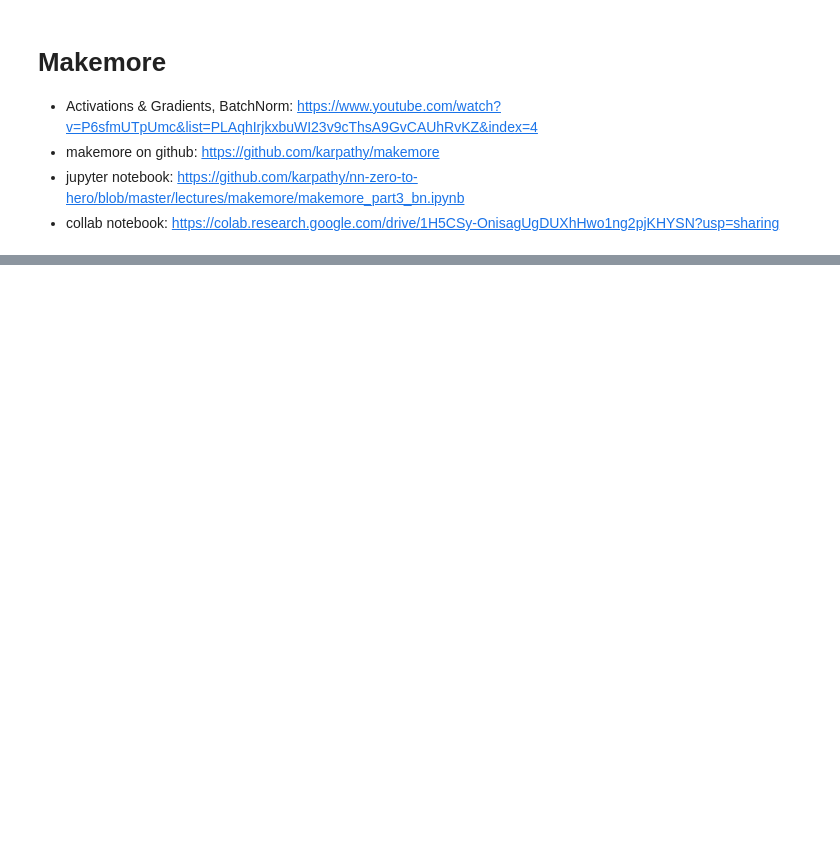
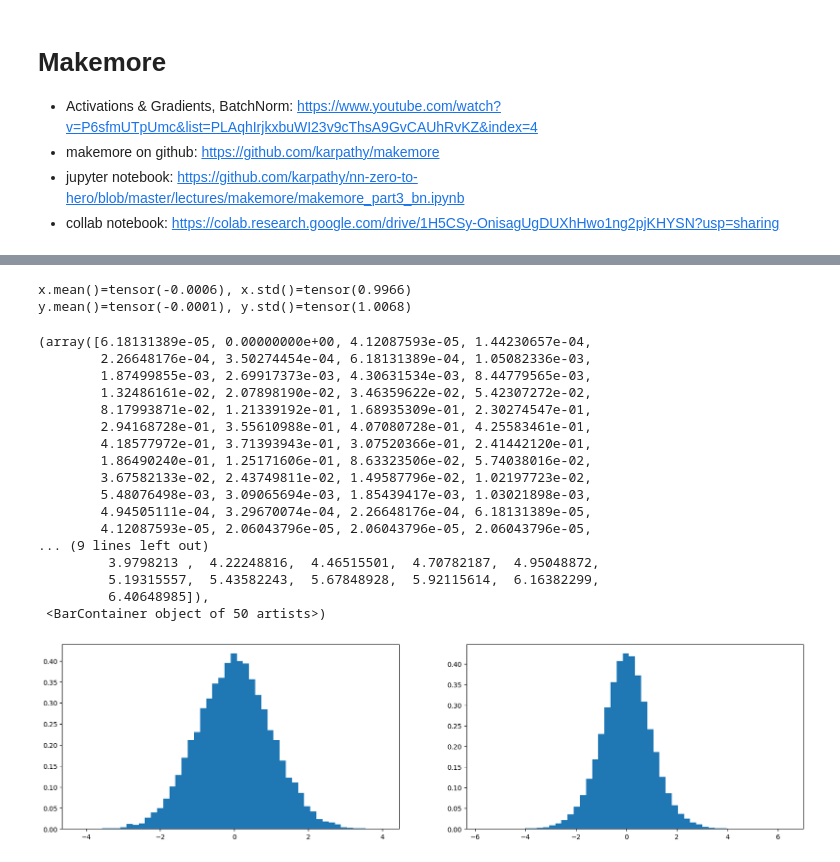
Before and after one commit to aidino/aidino.github.io, a Jupyter notebook: example_codes/neural_network_zero_to_hero/03_building_makemore_p3.ipynb, the cells around one changed output, grey strips where cells are left out. Saved outputs shown, nothing was run; the diff lists cells and outputs as text; code cells hidden in the pictures; blank space fills up the shorter version.

```diff
--- a/example_codes/neural_network_zero_to_hero/03_building_makemore_p3.ipynb
+++ b/example_codes/neural_network_zero_to_hero/03_building_makemore_p3.ipynb
@@ -202,0 +373,34 @@ plt.plot(lossi)
+# %%
+x = torch.randn(1000, 10)
+w = torch.randn(10, 200) / 10**0.5
+y = x @ w
+
+print(f"{x.mean()=}, {x.std()=}")
+print(f"{y.mean()=}, {y.std()=}")
+
+plt.figure(figsize=(20, 5))
+plt.subplot(121)
+plt.hist(x.view(-1).tolist(), 50, density=True)
+plt.subplot(122)
+plt.hist(y.view(-1).tolist(), 50, density=True)
+# %% [output]
+x.mean()=tensor(-0.0006), x.std()=tensor(0.9966)
+y.mean()=tensor(-0.0001), y.std()=tensor(1.0068)
+(array([6.18131389e-05, 0.00000000e+00, 4.12087593e-05, 1.44230657e-04,
+        2.26648176e-04, 3.50274454e-04, 6.18131389e-04, 1.05082336e-03,
+        1.87499855e-03, 2.69917373e-03, 4.30631534e-03, 8.44779565e-03,
+        1.32486161e-02, 2.07898190e-02, 3.46359622e-02, 5.42307272e-02,
+        8.17993871e-02, 1.21339192e-01, 1.68935309e-01, 2.30274547e-01,
+        2.94168728e-01, 3.55610988e-01, 4.07080728e-01, 4.25583461e-01,
+        4.18577972e-01, 3.71393943e-01, 3.07520366e-01, 2.41442120e-01,
+        1.86490240e-01, 1.25171606e-01, 8.63323506e-02, 5.74038016e-02,
+        3.67582133e-02, 2.43749811e-02, 1.49587796e-02, 1.02197723e-02,
+        5.48076498e-03, 3.09065694e-03, 1.85439417e-03, 1.03021898e-03,
+        4.94505111e-04, 3.29670074e-04, 2.26648176e-04, 6.18131389e-05,
+        4.12087593e-05, 2.06043796e-05, 2.06043796e-05, 2.06043796e-05,
+... (9 lines left out)
+         3.9798213 ,  4.22248816,  4.46515501,  4.70782187,  4.95048872,
+         5.19315557,  5.43582243,  5.67848928,  5.92115614,  6.16382299,
+         6.40648985]),
+ <BarContainer object of 50 artists>)
+[figure, added]
```
Also changed, not shown: parts of 32 cells of this notebook.
